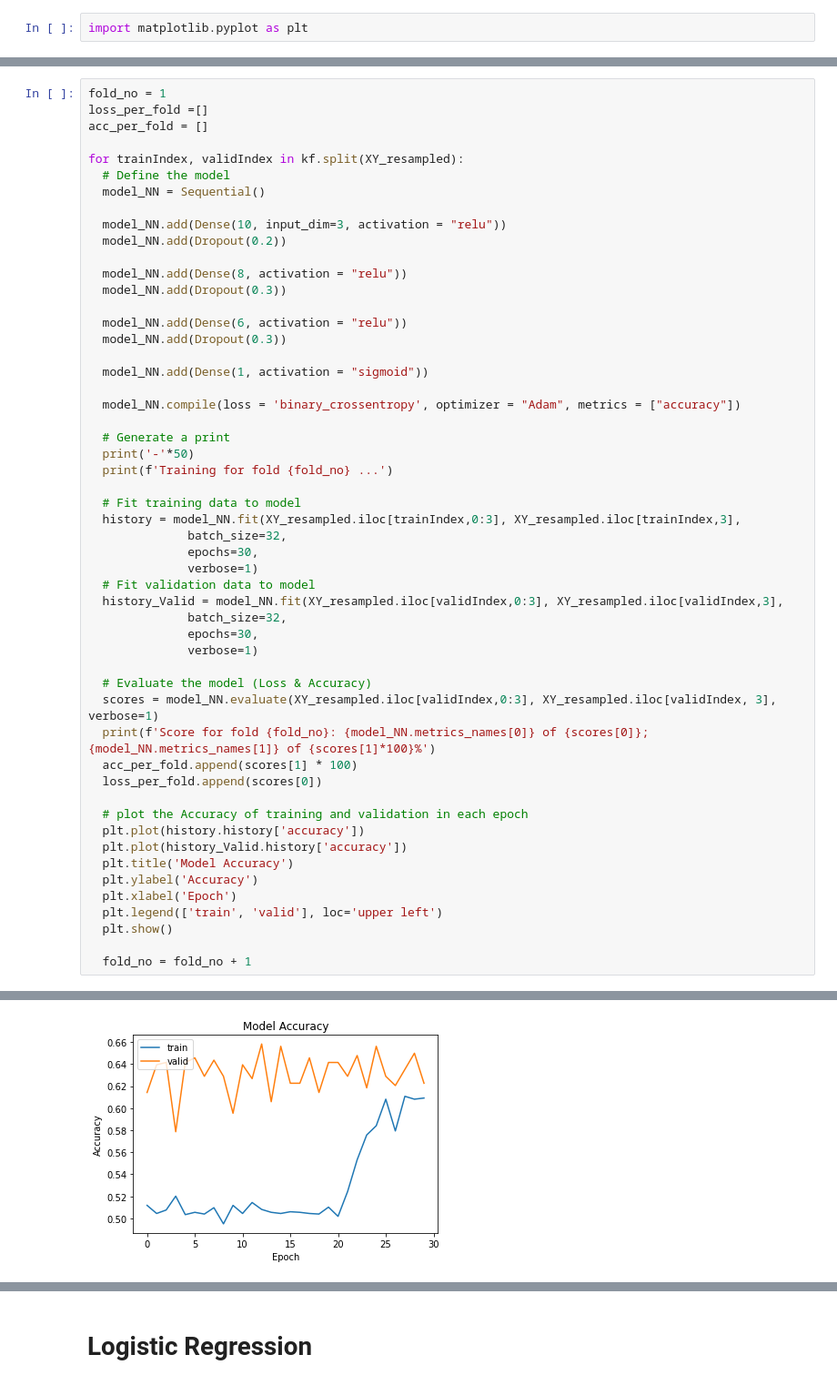
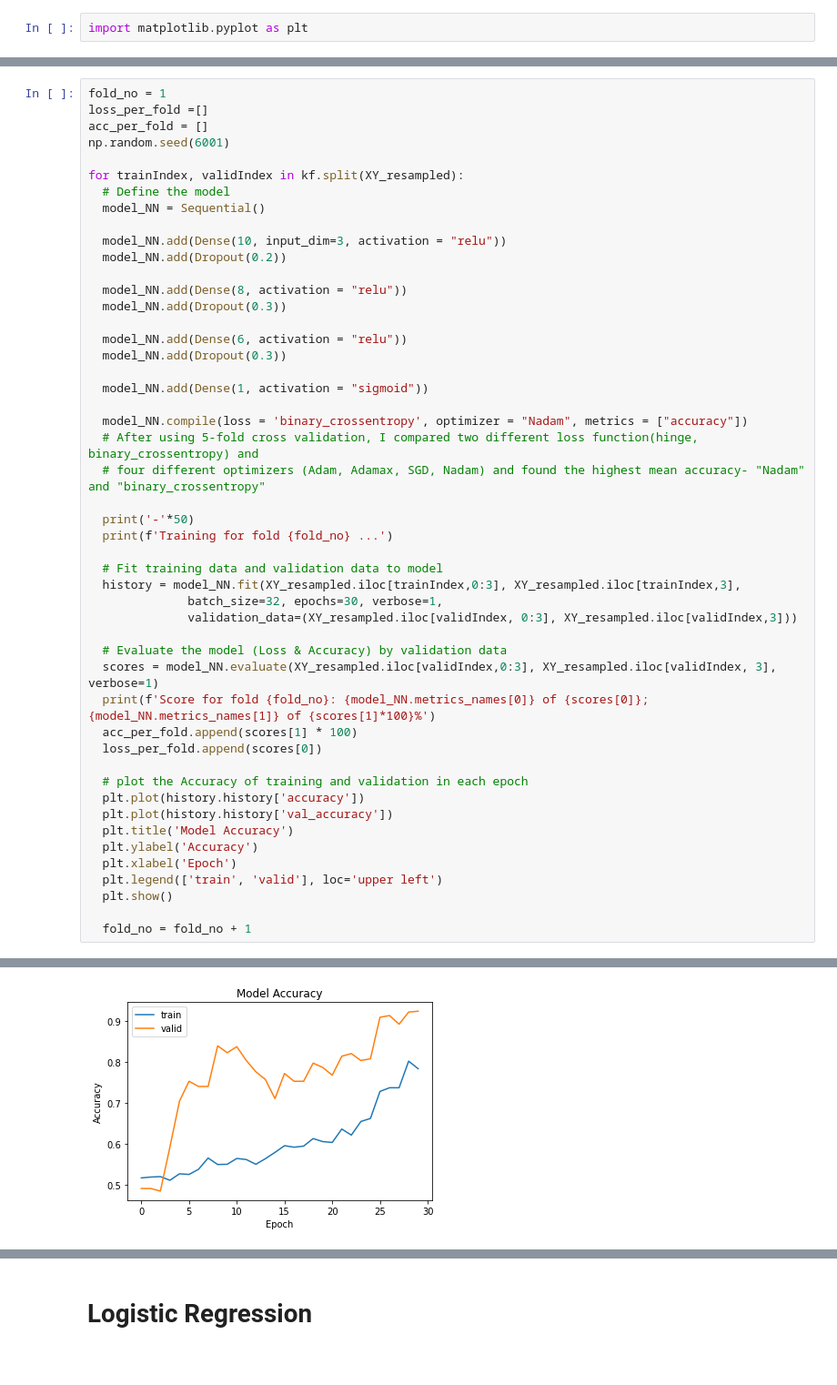
Before and after one commit to wetwetwet/Credit-card-fraud-detection, a Jupyter notebook: Final_Assignment.ipynb, the cells around one changed output, grey strips where cells are left out. Shown at 91% size. Drawn from its saved outputs; the diff is of its cells as text.

```diff
--- a/Final_Assignment.ipynb
+++ b/Final_Assignment.ipynb
@@ -315,6 +327,7 @@ KFold(n_splits=5, random_state=6001, shuffle=True)
 fold_no = 1
 loss_per_fold =[]
 acc_per_fold = []
+np.random.seed(6001)
 
 for trainIndex, validIndex in kf.split(XY_resampled):
   # Define the model
@@ -331,24 +344,19 @@ for trainIndex, validIndex in kf.split(XY_resampled):
 
   model_NN.add(Dense(1, activation = "sigmoid"))
 
-  model_NN.compile(loss = 'binary_crossentropy', optimizer = "Adam", metrics = ["accuracy"])
+  model_NN.compile(loss = 'binary_crossentropy', optimizer = "Nadam", metrics = ["accuracy"])
+  # After using 5-fold cross validation, I compared two different loss function(hinge, binary_crossentropy) and
+  # four different optimizers (Adam, Adamax, SGD, Nadam) and found the highest mean accuracy- "Nadam" and "binary_crossentropy"
 
-  # Generate a print
   print('-'*50)
   print(f'Training for fold {fold_no} ...')
 
-  # Fit training data to model
+  # Fit training data and validation data to model
   history = model_NN.fit(XY_resampled.iloc[trainIndex,0:3], XY_resampled.iloc[trainIndex,3],
-              batch_size=32,
-              epochs=30,
-              verbose=1)
-  # Fit validation data to model
-  history_Valid = model_NN.fit(XY_resampled.iloc[validIndex,0:3], XY_resampled.iloc[validIndex,3],
-              batch_size=32,
-              epochs=30,
-              verbose=1)
+              batch_size=32, epochs=30, verbose=1,
+              validation_data=(XY_resampled.iloc[validIndex, 0:3], XY_resampled.iloc[validIndex,3]))
 
-  # Evaluate the model (Loss & Accuracy)
+  # Evaluate the model (Loss & Accuracy) by validation data
   scores = model_NN.evaluate(XY_resampled.iloc[validIndex,0:3], XY_resampled.iloc[validIndex, 3], verbose=1)
   print(f'Score for fold {fold_no}: {model_NN.metrics_names[0]} of {scores[0]}; {model_NN.metrics_names[1]} of {scores[1]*100}%')
   acc_per_fold.append(scores[1] * 100)
@@ -356,7 +364,7 @@ for trainIndex, validIndex in kf.split(XY_resampled):
 
   # plot the Accuracy of training and validation in each epoch
   plt.plot(history.history['accuracy'])
-  plt.plot(history_Valid.history['accuracy'])
+  plt.plot(history.history['val_accuracy'])
   plt.title('Model Accuracy')
   plt.ylabel('Accuracy')
   plt.xlabel('Epoch')
@@ -421,4 +429,4 @@ Score for fold 3: loss of 0.6179459691047668; accuracy of 84.48637127876282%
-[figure, old version]
+[figure, new version]
 --------------------------------------------------
 Training for fold 4 ...
 Epoch 1/30
```
Also changed, not shown: parts of 24 cells of this notebook.
